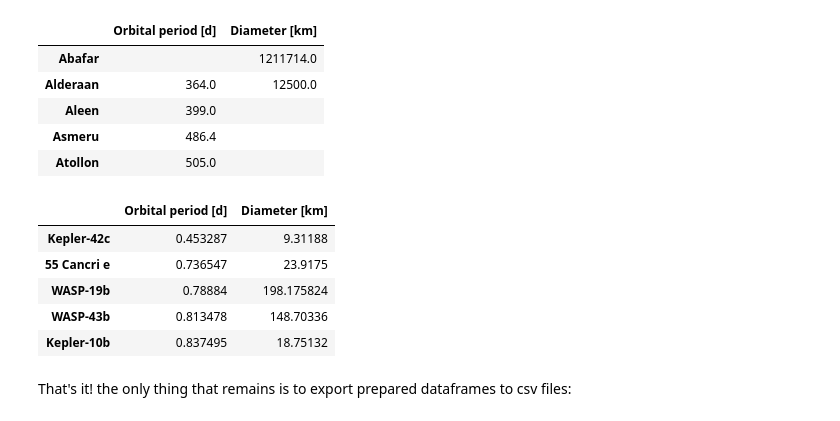
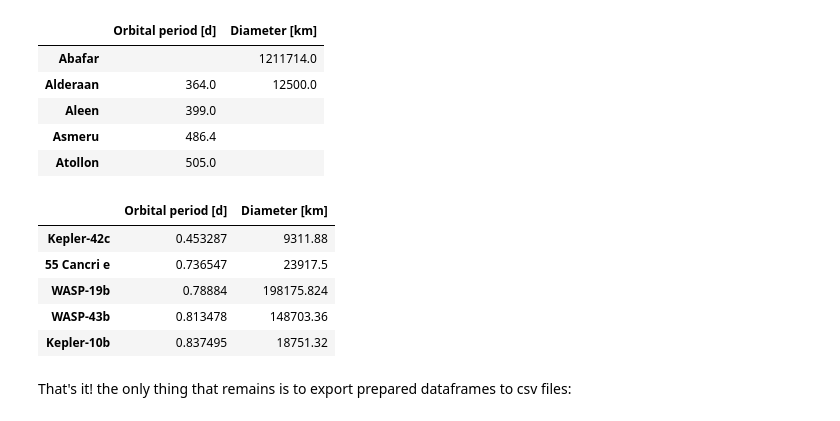
Before and after one commit to twerhun/DataAnalysis_Planets, a Jupyter notebook: Planets_Part2.ipynb, the cells around one changed output. Drawn from its saved outputs; the diff is of its cells as text; code cells hidden in the pictures.

```diff
--- a/Planets_Part2.ipynb
+++ b/Planets_Part2.ipynb
@@ -638,19 +638,19 @@ swPlanets.head()
 # %%
 #standardizing exoPlanets data
 temp1 = exoPlanets['OrbitalPeriodUnit'].apply(lambda i: 1 if i=='days' else 365 if i=='years' else '')
-temp2 = exoPlanets['RadiusUnit'].apply(lambda i: 71.492*2 if i=='RJ' else 6.378*2 if i=='RE' else '')
+temp2 = exoPlanets['RadiusUnit'].apply(lambda i: 71492*2 if i=='RJ' else 6378*2 if i=='RE' else '')
 exoPlanets['Orbital period'] = [exoPlanets['Orbital period'][i]*temp1[i] if temp1[i]!='' else '' for i in range(len(temp1))]
 exoPlanets['Mean radius'] = [exoPlanets['Mean radius'][i]*temp2[i] if temp2[i]!='' else '' for i in range(len(temp2))]
 exoPlanets.drop(['OrbitalPeriodUnit','RadiusUnit'], axis=1, inplace=True)
 exoPlanets.rename({'Orbital period':'Orbital period [d]','Mean radius':'Diameter [km]'}, axis=1, inplace=True)
 exoPlanets.head()
 # %% [output]
 |  | Orbital period [d] | Diameter [km] |
-| Kepler-42c | 0.453287 | 9.31188 |
-| 55 Cancri e | 0.736547 | 23.9175 |
-| WASP-19b | 0.78884 | 198.175824 |
-| WASP-43b | 0.813478 | 148.70336 |
-| Kepler-10b | 0.837495 | 18.75132 |
+| Kepler-42c | 0.453287 | 9311.88 |
+| 55 Cancri e | 0.736547 | 23917.5 |
+| WASP-19b | 0.78884 | 198175.824 |
+| WASP-43b | 0.813478 | 148703.36 |
+| Kepler-10b | 0.837495 | 18751.32 |
 # %% [markdown]
 That's it! the only thing that remains is to export prepared dataframes to csv files:
 # %%
```
